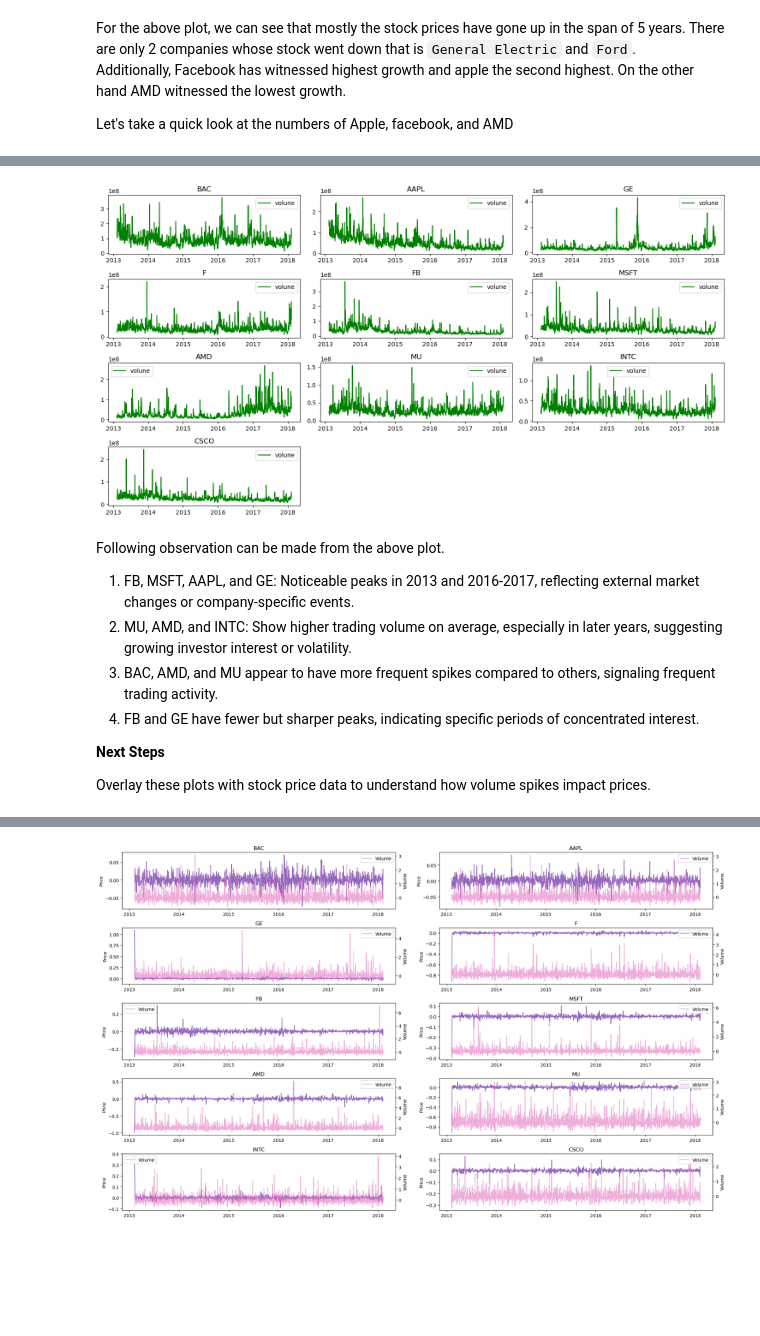
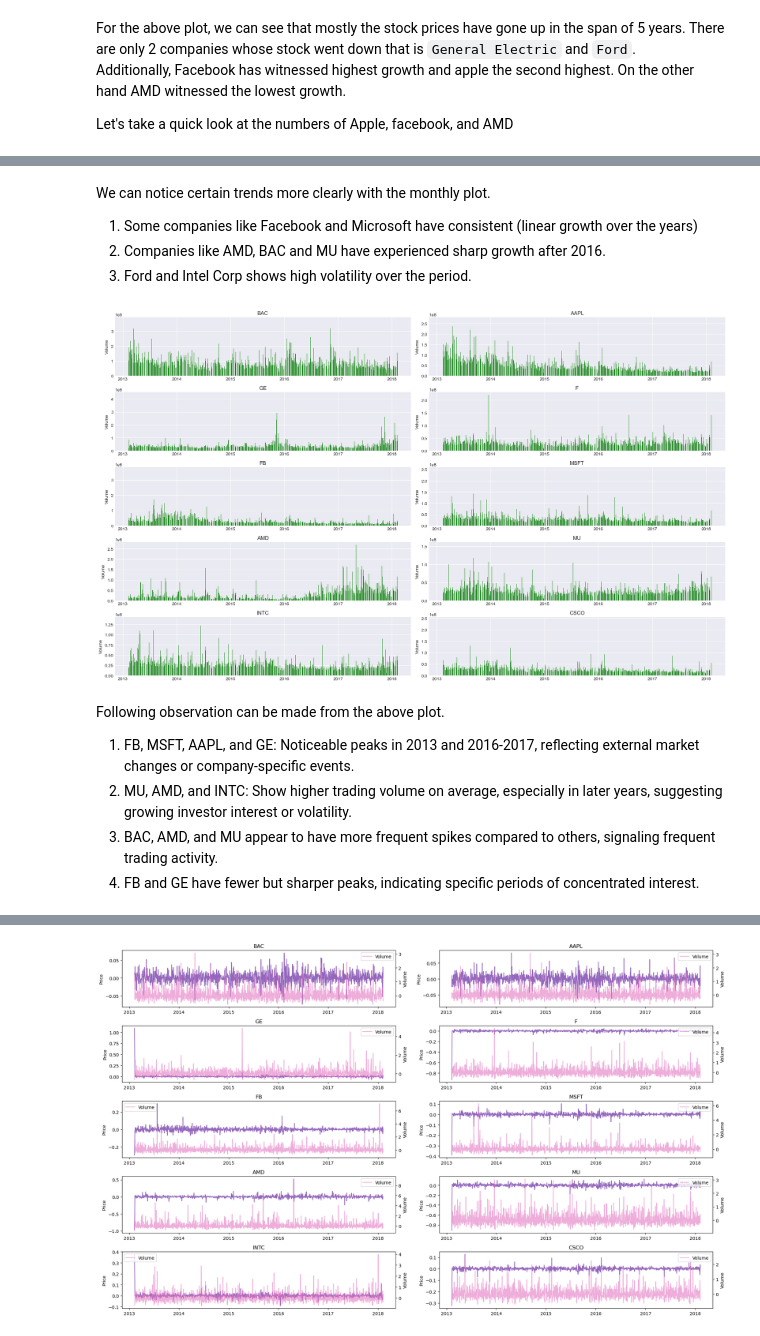
Before and after one commit to anushkathagle/StockPrice_Analysis_n_Prediction, a Jupyter notebook: Stock price prediction.ipynb, the cells around one changed output, grey strips where cells are left out. Drawn from its saved outputs; the diff is of its cells as text; code cells hidden in the pictures; blank space fills up the shorter version.

```diff
--- a/Stock price prediction.ipynb
+++ b/Stock price prediction.ipynb
@@ -325,0 +334,17 @@ data[data['Name'] == 'AMD'].describe()
+# %%
+# Plotting the closing price for each month
+fig, axes = plt.subplots(nrows=5, ncols=2, figsize=(20, 12))  # Adjust for 10 plots
+axes = axes.flatten()
+
+for i, comp in enumerate(company):
+    ax1 = axes[i]
+    d = data[data['Name'] == comp]  # Filter data by company
+    d = d.set_index('date') if 'date' in d.columns else d
+    monthly_data = d['close'].resample('ME').mean() # Resample the data to get weekly averages
+    ax1.plot(monthly_data.index, monthly_data.values, color='red', label='Close Price', marker='o', linestyle='-')
+    ax1.set_title(comp)
+    ax1.set_ylabel('Close Price')
+
+
+fig.tight_layout()
+plt.show()
@@ -326,15 +353,27 @@ data[data['Name'] == 'AMD'].describe()
+# %% [markdown]
+We can notice certain trends more clearly with the monthly plot.
+
+1. Some companies like Facebook and Microsoft have consistent (linear growth over the years)
+2. Companies like AMD, BAC and MU have experienced sharp growth after 2016.
+3. Ford and Intel Corp shows high volatility over the period.
 # %%
 ### Plotting sales volume of each company.
-plt.figure(figsize=(15, 8))
-for index, comp in enumerate(company, 1):
-    plt.subplot(4, 3, index)
-    c = data[data['Name'] == comp]
-    plt.plot(c['date'], c['volume'], c="g", label="volune")
-    plt.title(comp)
-    plt.legend()
-    plt.tight_layout()
+fig, axes = plt.subplots(nrows=5, ncols=2, figsize=(20, 12))  # Adjust for 10 plots
+axes = axes.flatten()
+
+for i, comp in enumerate(company):
+    ax1 = axes[i]
+    d = data[data['Name'] == comp]  # Filter data by company
+
+    ax1.bar(d['date'],d['volume'], color='green', label='Volume')
+    ax1.set_title(comp)
+    ax1.set_ylabel('Volume')
+
+
+fig.tight_layout()
+plt.show()
 # %% [output]
-[figure, old version]
+[figure, new version]
 # %% [markdown]
 Following observation can be made from the above plot.
 
@@ -342,7 +381,3 @@ Following observation can be made from the above plot.
 2. MU, AMD, and INTC: Show higher trading volume on average, especially in later years, suggesting growing investor interest or volatility.
 3. BAC, AMD, and MU appear to have more frequent spikes compared to others, signaling frequent trading activity.
 4. FB and GE have fewer but sharper peaks, indicating specific periods of concentrated interest.
-
-**Next Steps**
-
-Overlay these plots with stock price data to understand how volume spikes impact prices.
```
Also changed, not shown: parts of 28 cells of this notebook.
